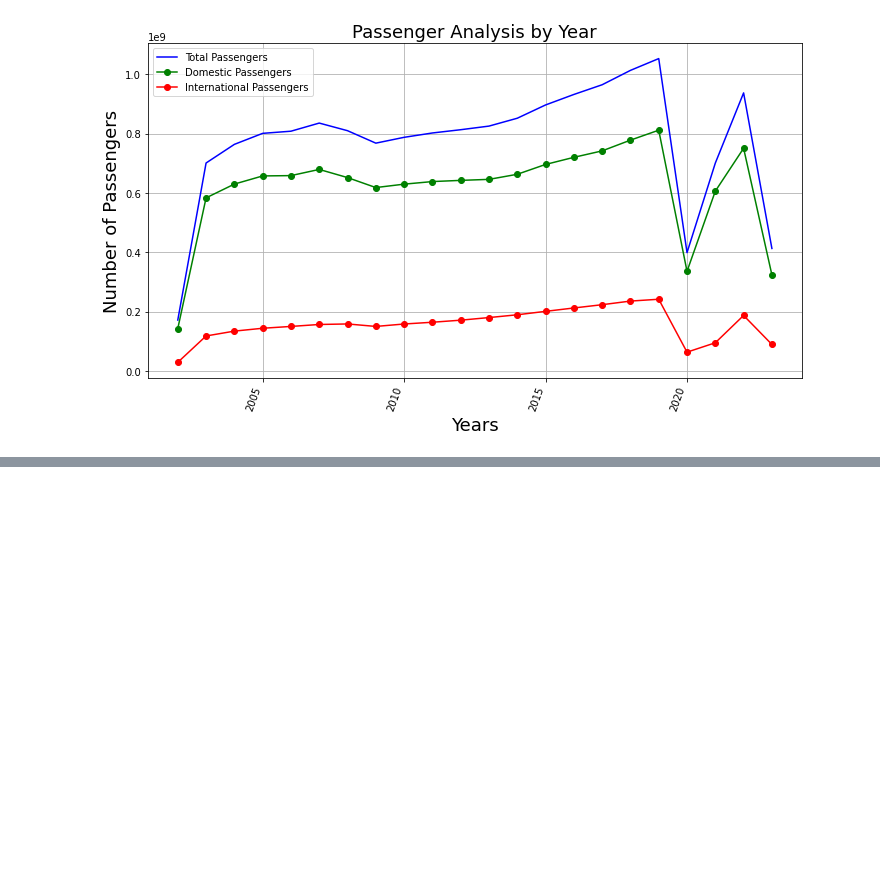
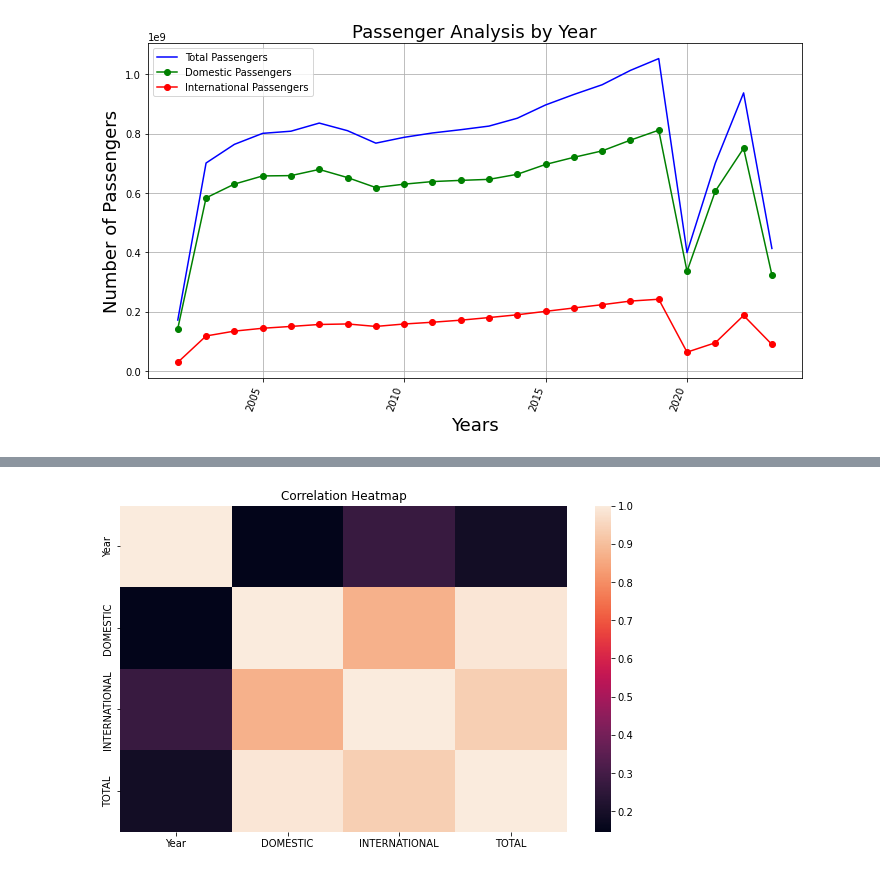
Before and after one commit to Zaiddc/Air-Travel-Occupancy-Analysis-and-Forecasting, a Jupyter notebook: main.ipynb, the cells around one changed output, grey strips where cells are left out. Saved outputs shown, nothing was run; the diff lists cells and outputs as text; code cells hidden in the pictures; blank space fills up the shorter version.

```diff
--- a/main.ipynb
+++ b/main.ipynb
@@ -113,3 +118,6 @@ plt.tight_layout()
 plt.show()
 # %% [output]
 [figure]
+# %%
+corr = df[['Year','DOMESTIC','INTERNATIONAL', 'TOTAL']].corr()
+corr
@@ -115,0 +130,7 @@ plt.show()
+# %%
+plt.figure(figsize=(10,6))
+sns.heatmap(corr)
+plt.title("Correlation Heatmap")
+plt.show()
+# %% [output]
+[figure, added]
```
Also changed, not shown: parts of 13 cells of this notebook.
